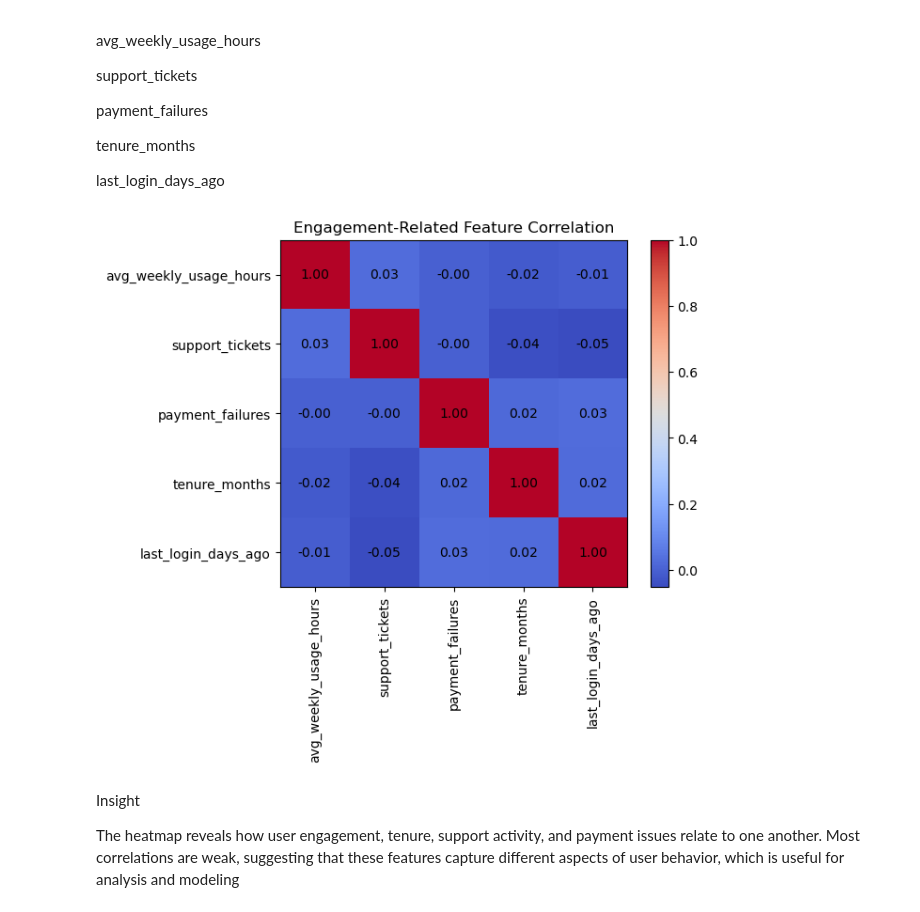
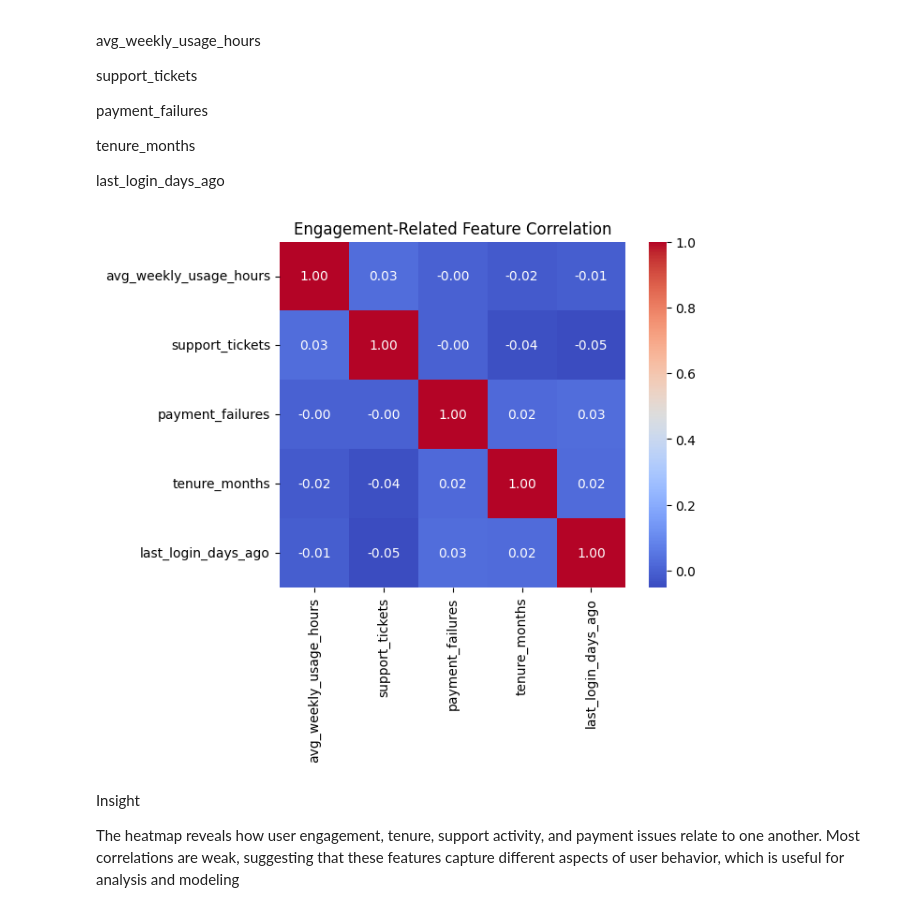
Before and after one commit to meersuhaib191/Week1_foundations, a Jupyter notebook: WEEK 2/Project_1/Visualizations.ipynb, the cells around one changed output. Cells and saved outputs as stored; diff of their text form; code cells hidden in the pictures.

```diff
--- a/WEEK 2/Project_1/Visualizations.ipynb
+++ b/WEEK 2/Project_1/Visualizations.ipynb
@@ -12,13 +12,18 @@ Pie chart of plan_type.
 # %%
 import pandas as pd
 import matplotlib.pyplot as plt
-import seaborn as sns
+ # used elsewhere in EDA
 
-df = pd.read_csv("K:/Data Science Internship/WEEK 2/Project_1/dataset/Cleaned_customer_subscription_dataset.csv")
-df.head()
+# Load dataset
+df = pd.read_csv(
+    "/workspaces/Data-Science-Intern/WEEK 2/Project_1/dataset/Cleaned_customer_subscription_dataset.csv"
+)
+
+# Count subscription plans
 plan_counts = df['plan_type'].value_counts()
 
-plt.figure()
+# Plot pie chart
+plt.figure(figsize=(6, 6))
 plt.pie(
     plan_counts.values,
     labels=plan_counts.index,
@@ -26,9 +31,6 @@ plt.pie(
     startangle=90
 )
 
-# Title
 plt.title('Customer Subscription Plan Distribution')
-
-# Show plot
 plt.show()
 # %% [output]
@@ -165,37 +187,36 @@ tenure_months
 
 last_login_days_ago
 # %%
+
 
 features = [
     'avg_weekly_usage_hours',
     'support_tickets',
     'payment_failures',
     'tenure_months',
     'last_login_days_ago'
 ]
 
-# Correlation matrix for selected features
+# Correlation matrix
 corr = df[features].corr()
 
 # Plot heatmap
 plt.figure()
-plt.imshow(corr, cmap='coolwarm')
-plt.colorbar()
-
-# Axis labels
-plt.xticks(range(len(features)), features, rotation=90)
-plt.yticks(range(len(features)), features)
-
-# Add values inside cells
-for i in range(len(features)):
-    for j in range(len(features)):
-        plt.text(j, i, f"{corr.iloc[i, j]:.2f}",
-                 ha='center', va='center')
+sns.heatmap(
+    corr,
+    annot=True,          # show values
+    fmt=".2f",           # 2 decimal places
+    cmap="coolwarm",     # color scheme
+    square=True,
+    cbar=True
+)
 
 plt.title('Engagement-Related Feature Correlation')
+plt.xticks(rotation=90)
+plt.yticks(rotation=0)
 plt.show()
 # %% [output]
-[figure, old version]
+[figure, new version]
 # %% [markdown]
 
 Insight
```
Also changed, not shown: parts of 4 cells of this notebook.
